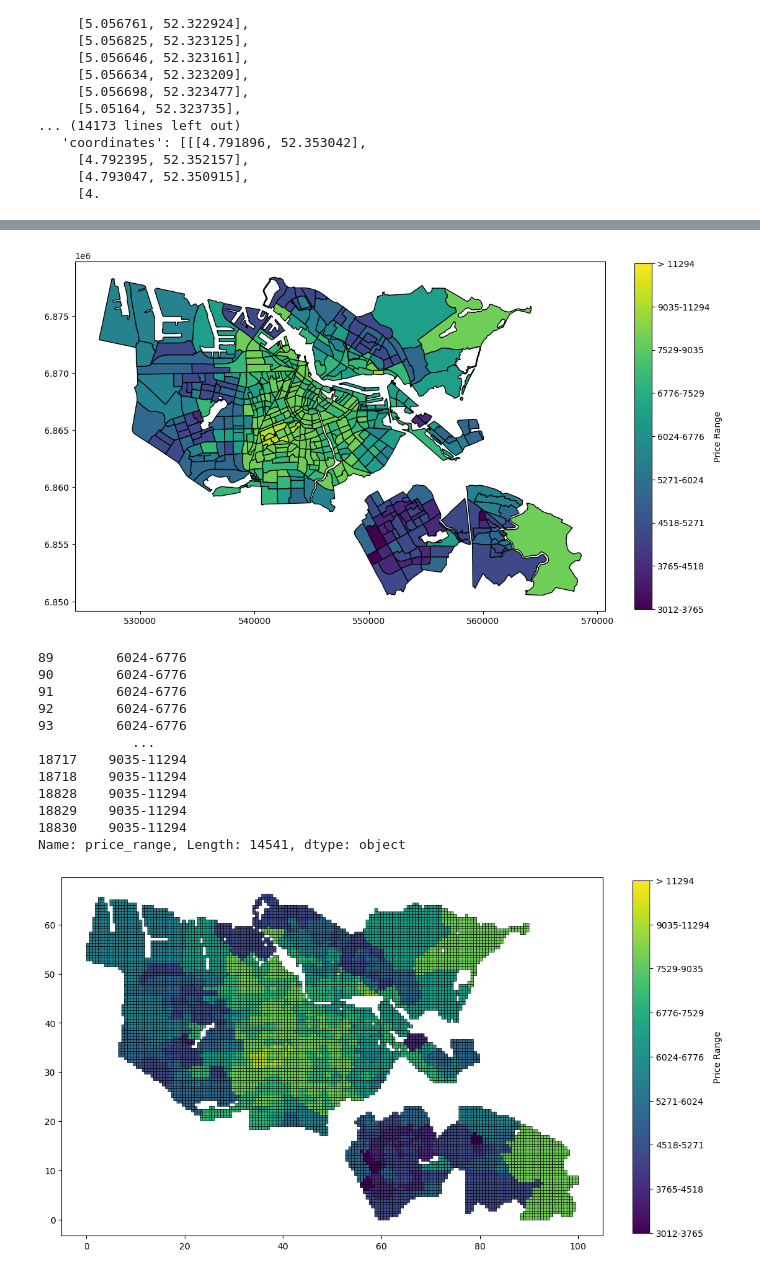
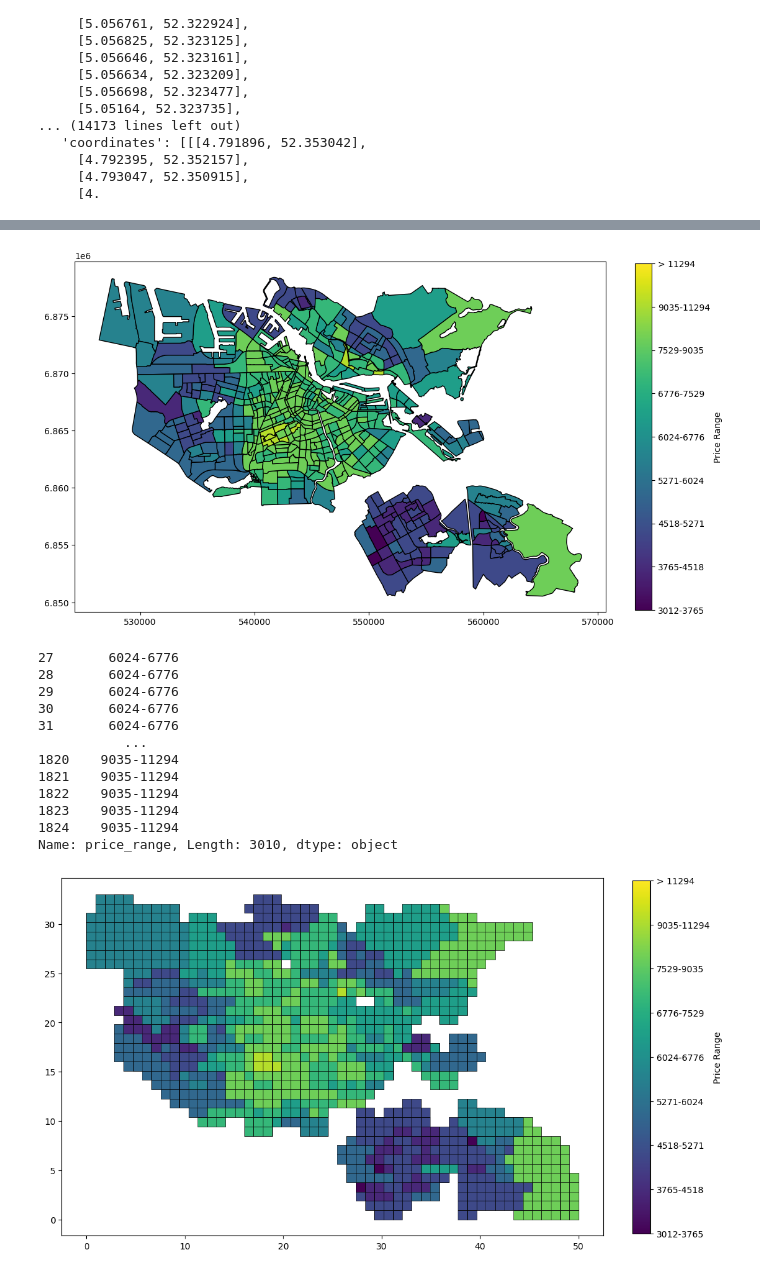
Before and after one commit to ThomasTenDamme/ABM_Group_3, a Jupyter notebook: geo_mesa_Jenna.ipynb, the cells around one changed output, grey strips where cells are left out. Cells and saved outputs as stored; diff of their text form; code cells hidden in the pictures.

```diff
--- a/geo_mesa_Jenna.ipynb
+++ b/geo_mesa_Jenna.ipynb
@@ -199,7 +199,7 @@ gdf = gpd.GeoDataFrame(geometry=geometries)
 gdf['price_range'] = price_ranges
 
 # Define a colormap that represents a gradient from cheap to expensive
-cmap = plt.cm.get_cmap('viridis')  # You can choose any colormap here
+cmap = plt.get_cmap('viridis')  # You can choose any colormap here
 
 # Define the range of price ranges in the order you want to assign colors
 price_range_order = [
@@ -227,7 +227,7 @@ gdf.plot(ax=ax, edgecolor='black', color=gdf['color'])
 # Add colorbar with specified fraction size
 sm = ScalarMappable(cmap=cmap, norm=Normalize(vmin=0, vmax=len(price_range_order) - 1))
 sm.set_array([])  # You need to set an empty array for the scalar mappable
-cbar = fig.colorbar(sm, fraction=0.03)  # Adjust fraction as needed (0.03 is just an example)
+cbar = fig.colorbar(sm, ax=ax, fraction=0.03)  # Adjust fraction as needed (0.03 is just an example)
 cbar.set_ticks(range(len(price_range_order)))
 cbar.set_ticklabels(price_range_order)
 cbar.set_label('Price Range')
@@ -236,7 +236,7 @@ cbar.set_label('Price Range')
 # Show the plot
 plt.show()
 # %% [output]
-[figure, old version]
+[figure, new version]
 # %%
 import geopandas as gpd
 from shapely.geometry import Polygon
@@ -268,7 +268,7 @@ def create_grid(gdf, cell_size):
     return grid_gdf
 
 # Define the cell size (e.g., 0.01 degrees for geographic coordinates or 1000 meters for projected coordinates)
-cell_size = 250
+cell_size = 800
 
 # Create the grid
 grid_gdf = create_grid(gdf, cell_size)
@@ -292,43 +292,43 @@ y_max = joined_gdf.total_bounds[3]
 scaled_joined_gdf = joined_gdf.geometry.copy()
 
 scaled_joined_gdf = scaled_joined_gdf.translate(xoff=-x_min, yoff=-y_min)
-scaled_joined_gdf = scaled_joined_gdf.scale(xfact=20/(x_max-x_min), yfact=20/(x_max-x_min), origin=(0, 0))
+scaled_joined_gdf = scaled_joined_gdf.scale(xfact=50/(x_max-x_min), yfact=50/(x_max-x_min), origin=(0, 0))
 
 joined_gdf.geometry = scaled_joined_gdf
 # %%
 joined_gdf['price_range']
 # %% [output]
-89        6024-6776
-90        6024-6776
-91        6024-6776
-92        6024-6776
-93        6024-6776
-            ...
-18717    9035-11294
-18718    9035-11294
-18828    9035-11294
-18829    9035-11294
-18830    9035-11294
-Name: price_range, Length: 14541, dtype: object
+27       6024-6776
+28       6024-6776
+29       6024-6776
+30       6024-6776
+31       6024-6776
+           ...
+1820    9035-11294
+1821    9035-11294
+1822    9035-11294
+1823    9035-11294
+1824    9035-11294
+Name: price_range, Length: 3010, dtype: object
 # %%
 # Plot the geometries with the specified colors
 fig, ax = plt.subplots(figsize=(12, 10))
 joined_gdf.plot(ax=ax, edgecolor='black', color=joined_gdf['color'], linewidth=0.5)
 
 # Add colorbar with specified fraction size
 sm = ScalarMappable(cmap=cmap, norm=Normalize(vmin=0, vmax=len(price_range_order) - 1))
 sm.set_array([])  # You need to set an empty array for the scalar mappable
-cbar = fig.colorbar(sm, fraction=0.03)  # Adjust fraction as needed (0.03 is just an example)
+cbar = fig.colorbar(sm, ax=ax, fraction=0.03)  # Adjust fraction as needed (0.03 is just an example)
 cbar.set_ticks(range(len(price_range_order)))
 cbar.set_ticklabels(price_range_order)
 cbar.set_label('Price Range')
 
 geojson_str = joined_gdf.to_json()
 # Save to a GeoJSON file
-with open('joined_gdf.geojson', 'w') as f:
+with open('joined_gdf_50.geojson', 'w') as f:
     f.write(geojson_str)
 
 # Show the plot
 plt.show()
 # %% [output]
-[figure, old version]
+[figure, new version]
```
Also changed, not shown: parts of 1 cell of this notebook, 3 other files.
